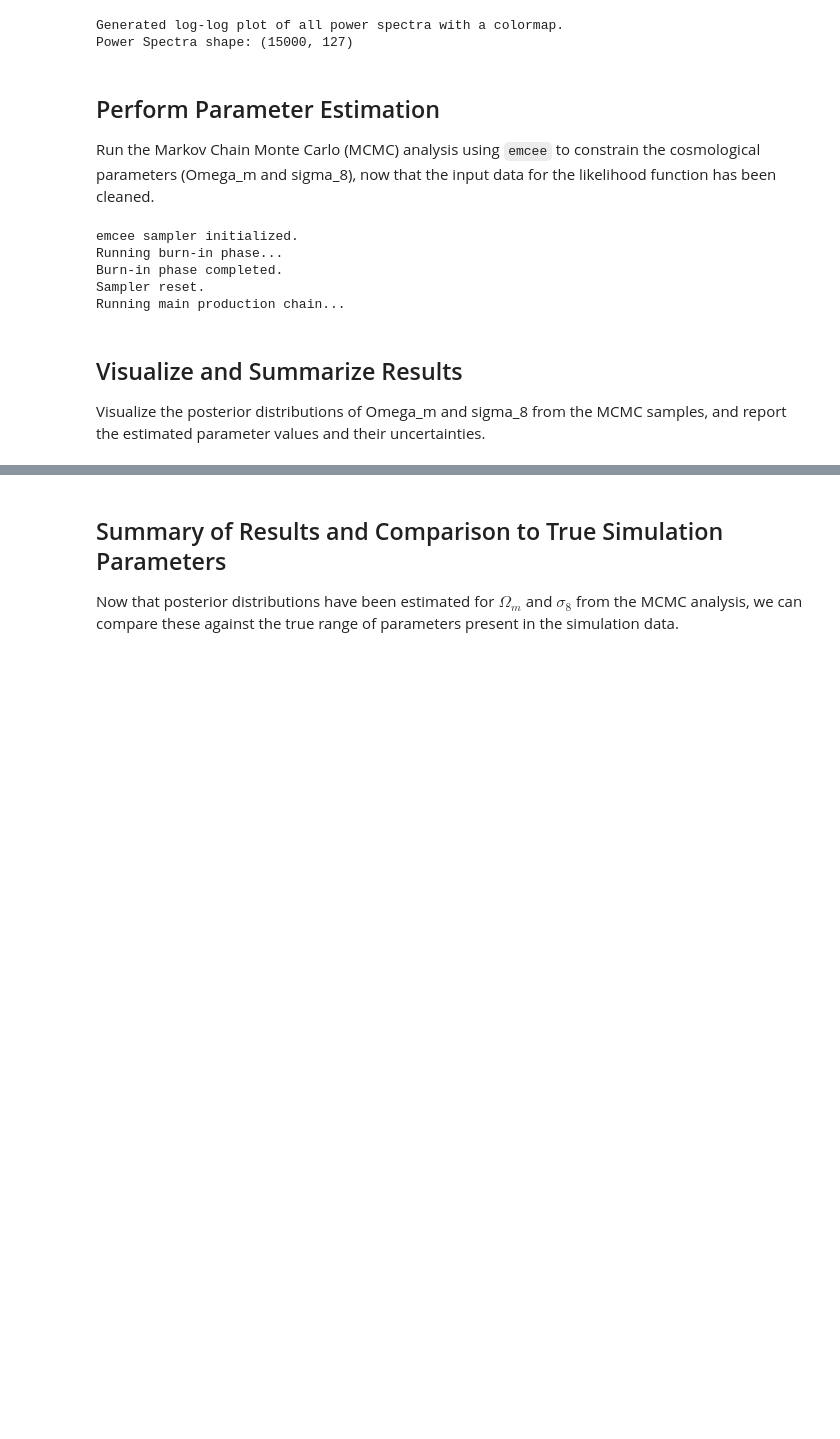
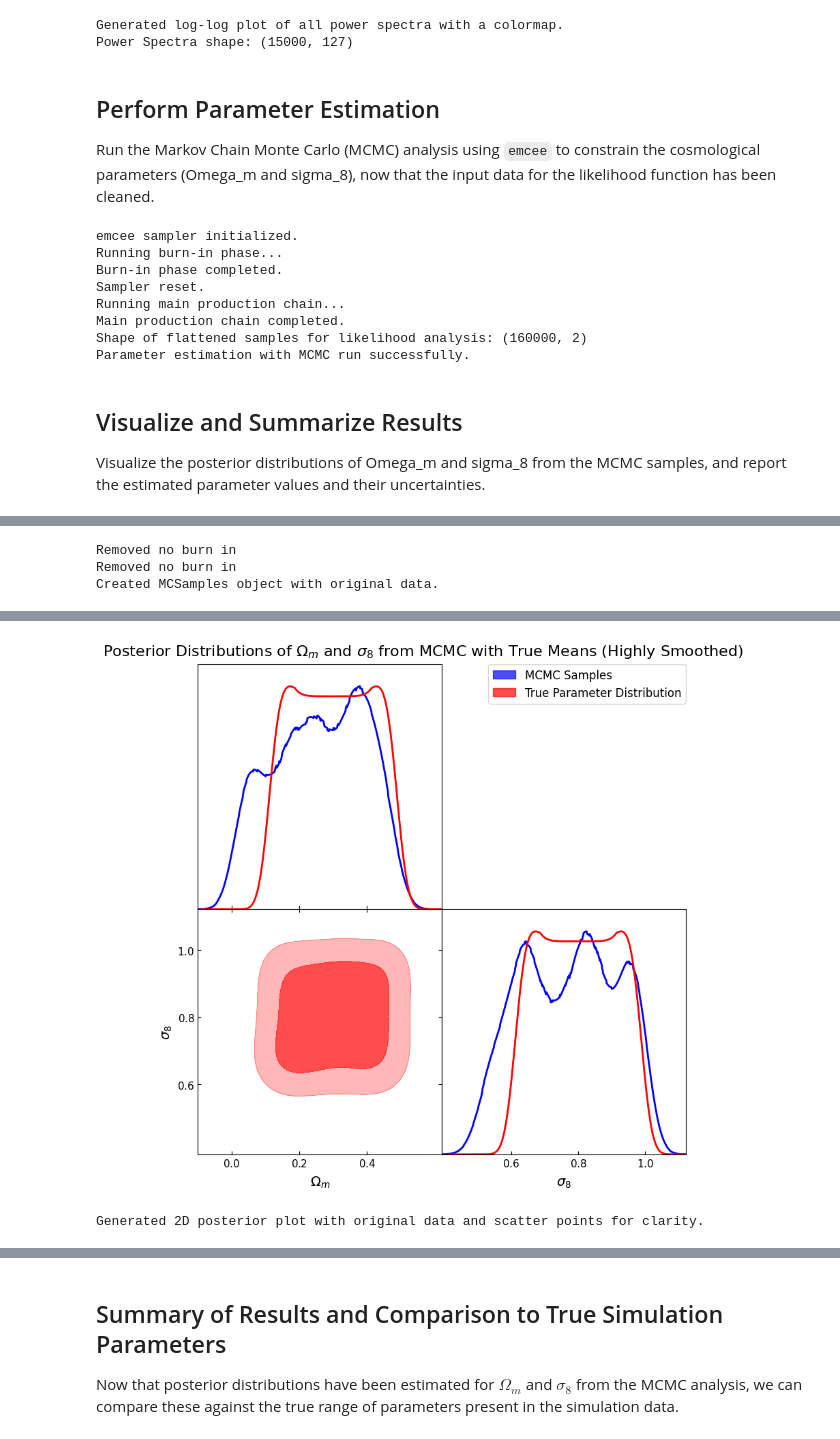
Before and after one commit to amf599-cyber/CMD_LAB7-8, a Jupyter notebook: LAB7-AFworkingcopy.ipynb, the cells around one changed output, grey strips where cells are left out. Drawn from its saved outputs; the diff is of its cells as text; code cells hidden in the pictures; blank space fills up the shorter version.

```diff
--- a/LAB7-AFworkingcopy.ipynb
+++ b/LAB7-AFworkingcopy.ipynb
@@ -573,8 +572,8 @@ ndim = 2  # Number of dimensions (Omega_m, sigma_8)
 nwalkers = 32 # Number of walkers
 
 # Define the prior bounds for uniform sampling (re-using from previous attempt)
-omega_m_min, omega_m_max = 0.0, 1.0 # must include up to 0, very small values
-sigma_8_min, sigma_8_max = 0.0, 2.0
+omega_m_min, omega_m_max = 0.1, 0.5 # must include up to 0, very small values maybe add a small epsilon to prevent division by zero
+sigma_8_min, sigma_8_max = 0.5, 1.0
 
 # 4. Set initial positions for the walkers by perturbing them around the center of the prior range
 # or a reasonable starting point.
@@ -585,7 +584,7 @@ pos = np.array([
 
 # Initialize the EnsembleSampler
 try:
-    with np.errstate(all='raise'):
+    with np.errstate(all='ignore'): #raise instead of ignore to debug
         sampler = emcee.EnsembleSampler(nwalkers, ndim, log_probability)
 except FloatingPointError as e:
     print(f"Error encountered: {e}")
@@ -593,7 +592,7 @@ print("emcee sampler initialized.")
 
 # 5. Run the MCMC sampler for a burn-in phase
 print("Running burn-in phase...")
-state = sampler.run_mcmc(pos, 500) # 500 steps for burn-in
+state = sampler.run_mcmc(pos, 50) # 50 steps for burn-in
 print("Burn-in phase completed.")
 
 # 6. Reset the sampler to clear the burn-in samples
@@ -602,7 +601,7 @@ print("Sampler reset.")
 
 # 7. Run the main production chain
 print("Running main production chain...")
-sampler.run_mcmc(state, 5000) # 5000 steps for production chain
+sampler.run_mcmc(state, 500) # 500 steps for production chain, runs very slow, 15 mins for ~1000
 print("Main production chain completed.")
 
 # 8. Flatten the samples and store them in flat_samples_likelihood
@@ -616,6 +615,9 @@ Running burn-in phase...
 Burn-in phase completed.
 Sampler reset.
 Running main production chain...
+Main production chain completed.
+Shape of flattened samples for likelihood analysis: (160000, 2)
+Parameter estimation with MCMC run successfully.
 # %% [markdown]
 ## Visualize and Summarize Results
 
@@ -650,15 +652,16 @@ samples2 = MCSamples(
 print("Created MCSamples object with original data.")
 
 # Plot samples1 (MCMC) as filled blue contours and samples2 (True parameters) as red line contours
-fig = g.triangle_plot(
+g.triangle_plot(
     [samples1, samples2],
     #add_2d_scatter=[samples1, samples1[:,0], samples1[:,1], color:='blue', alpha:=1, ax:=(1,0)],
     #add_2d_density_contours=[True, True],
+    normed=True,
     colors=['blue', 'red'],
     contour_colors=['blue', 'red'],
-    smooth_scale_2D = 0.8,
-    smooth_scale_1D = 0.8,
-    fine_bins_2D = 64000,
+    smooth_scale_2D = 2,
+    smooth_scale_1D = 2,
+    fine_bins_2D = 2000,
     filled=[True, True],  # Fill MCMC samples, draw lines for true parameters
     contour_levels=[0.68, 0.95], # Explicitly set contour levels for 68% and 95% C.I.
     line_args=[{'lw': 2, 'color': 'blue'}, {'lw': 2, 'color': 'red'},],
@@ -667,8 +670,9 @@ fig = g.triangle_plot(
     contour_args=[{'alpha': 0.7}, {'alpha':0.7}] # Transparency for filled contours
 )
 
-fig.suptitle(r'Posterior Distributions of $\Omega_m$ and $\sigma_8$ from MCMC with True Means (Highly Smoothed)', fontsize=16, y=1.02) # Adjusted y position
-# plt.tight_layout(rect=[0, 0.03, 1, 0.95]) # [left, bottom, right, top] in figure coordinates
+plt.suptitle(r'Posterior Distributions of $\Omega_m$ and $\sigma_8$ from MCMC with True Means (Highly Smoothed)', fontsize=16, y=1.02) # Adjusted y position
+#plt.tight_layout(rect=[0, 0.03, 1, 0.95]) # [left, bottom, right, top] in figure coordinates
 plt.show()
 
 print("Generated 2D posterior plot with original data and scatter points for clarity.")
+# %% [output]
@@ -674,0 +681,3 @@ print("Generated 2D posterior plot with original data and scatter points for cla
+Removed no burn in
+Removed no burn in
+Created MCSamples object with original data.
@@ -675,3 +685,5 @@ print("Generated 2D posterior plot with original data and scatter points for cla
+[figure, added]
+Generated 2D posterior plot with original data and scatter points for clarity.
 # %%
 # troubleshooting plotting data
 # print(samples1[:,0],samples1[:,1])
```
Also changed, not shown: parts of 8 cells of this notebook.
